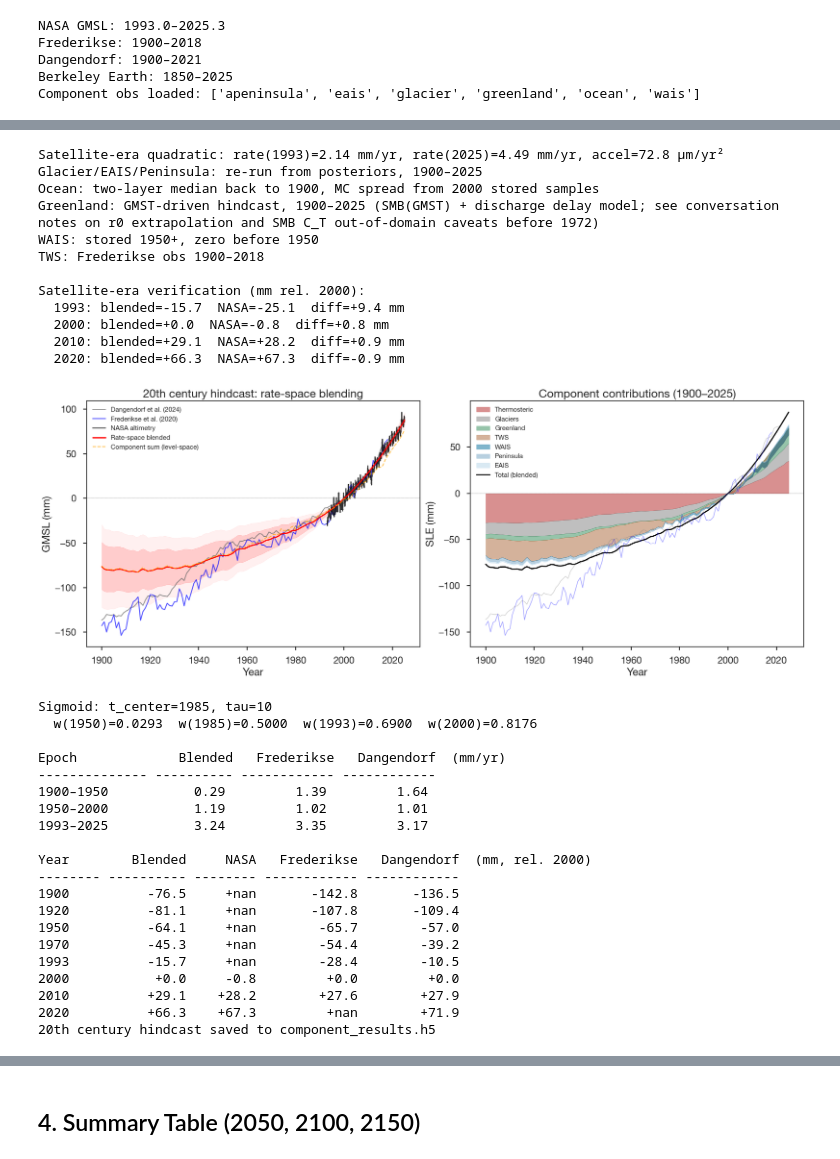
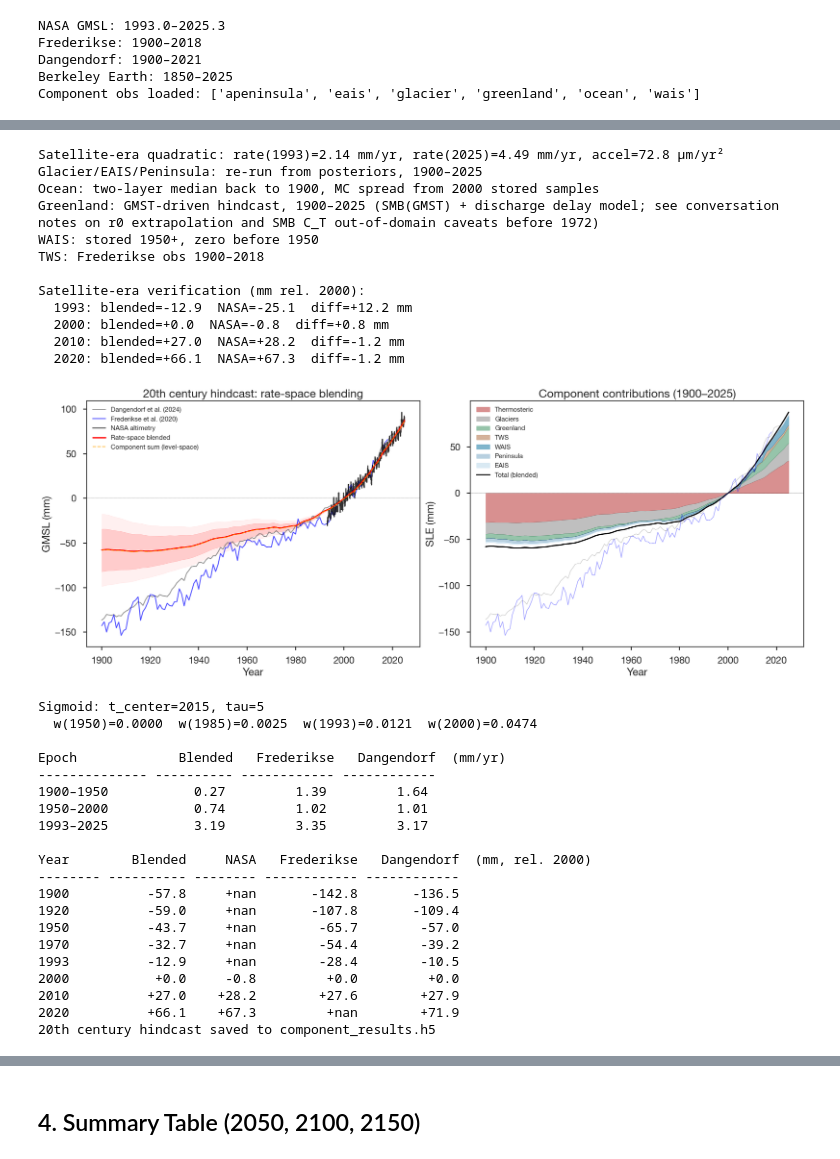
Before and after one commit to bminchew/GMSLR_forecast_v1, a Jupyter notebook: slr_forecast/notebooks/component_summation.ipynb, the cells around one changed output, grey strips where cells are left out. Saved outputs shown, nothing was run; the diff lists cells and outputs as text; code cells hidden in the pictures.

```diff
--- a/slr_forecast/notebooks/component_summation.ipynb
+++ b/slr_forecast/notebooks/component_summation.ipynb
@@ -803,8 +820,17 @@ from bayesian_models import solve_twolayer_ode
 
 HIND20_START    = 1900
 HIND20_END      = 2025
-T_CENTER_HIND   = 1985.0    # transition center
-TAU_BLEND_HIND  = 10.0      # sigmoid width (years)
+# Blend center/width: the mirror of the forecast blend reflected about
+# the forecast origin t_0 = 2025.  The forecast uses
+# w = 1 - logistic((t - 2035)/5), so w(2025) = 0.88; this choice gives
+# w(2025) = 0.881, making the hindcast differ from the forecast only in
+# the GMST trend used to drive it.  It also leaves the observational
+# weight at 0.047 by 2000 and 0.012 by 1993, so the reconstruction era
+# tests the component models rather than restating the altimetry
+# quadratic (at the previous 1985/10 setting those weights were 0.82
+# and 0.69).
+T_CENTER_HIND   = 2015.0    # transition center
+TAU_BLEND_HIND  = 5.0       # sigmoid width (years)
 
 hind20_years = np.arange(HIND20_START, HIND20_END + 1, dtype=float)
 n20 = len(hind20_years)
@@ -917,19 +943,31 @@ for k in range(w_samp_.shape[0]):
 print(f'WAIS: stored 1950+, zero before 1950')
 
 # ── 6. TWS: Frederikse obs (1900–2018) ──
+# fred_tws_rb is rebased to TWS_START_YEAR (2003) in the budget-closure
+# cell above; TWS is zero before then. See the note there.
+_grace_era20 = hind20_years >= TWS_START_YEAR
 rng_tws20 = np.random.default_rng(SEED + 5)
 tws_samp_20 = np.zeros((N_MC, n20))
 for k in range(N_MC):
     tws_draw = fred_tws_rb + rng_tws20.normal(0, fred_tws_sig)
-    tws_samp_20[k] = np.interp(hind20_years, fred_year, tws_draw)
-tws_med_20 = np.interp(hind20_years, fred_year, fred_tws_rb)
+    tws_samp_20[k, _grace_era20] = np.interp(
+        hind20_years[_grace_era20], fred_year, tws_draw)
+tws_med_20 = np.zeros(n20)
+tws_med_20[_grace_era20] = np.interp(
+    hind20_years[_grace_era20], fred_year, fred_tws_rb)
 print(f'TWS: Frederikse obs {fred_year[0]:.0f}\u2013{fred_year[-1]:.0f}')
 
 # ── 7. Sum components → total level samples ──
-# TWS: sign-flipped (Frederikse tws column is land-storage
-# convention, negate for SLR contribution).
-tws_samp_slr = -tws_samp_20.copy()
-tws_med_slr = -tws_med_20.copy()
+# TWS: the Frederikse tws column is already the SLR contribution
+# (positive = water in the ocean), so no sign flip.  Verified three
+# ways: the column falls 17.1 mm over the 1950-1990 dam era
+# (impoundment lowers sea level), its 1993-2018 trend is
+# +0.31 mm/yr (groundwater depletion, matching the literature),
+# and the satellite-era budget closes only with this sign
+# (3.34 vs NASA 3.29 mm/yr).  This matches cell 10 above, which
+# sums tws_samples un-negated.
+tws_samp_slr = tws_samp_20.copy()
+tws_med_slr = tws_med_20.copy()
 
 nmc = min(n_oc, gl_h20['samples'].shape[0], gr_samp_20.shape[0],
           wais_samp_20.shape[0], tws_samp_slr.shape[0])
@@ -1094,56 +1132,56 @@ for yr in [1900, 1920, 1950, 1970, 1993, 2000, 2010, 2020]:
              if yr <= fred_year[-1] else np.nan)
     dg_mm = (np.interp(yr, dang_time, dang_gmsl_rb) * M_TO_MM
              if yr <= dang_time[-1] else np.nan)
     print(f'{yr:<8} {bl_mm:>+10.1f} {na_mm:>+8.1f} '
           f'{fr_mm:>+12.1f} {dg_mm:>+12.1f}')
 
 # ── Save 20th century hindcast to HDF5 ──
 with h5py.File(H5_PATH, 'a') as _hf:
     if 'hindcast_20c' in _hf:
         del _hf['hindcast_20c']
     _hg = _hf.create_group('hindcast_20c')
     _hg.create_dataset('years', data=hind20_years)
     _hg.create_dataset('blended_med', data=bl_med)
     _hg.create_dataset('blended_p5', data=bl_p5)
     _hg.create_dataset('blended_p17', data=bl_p17)
     _hg.create_dataset('blended_p83', data=bl_p83)
     _hg.create_dataset('blended_p95', data=bl_p95)
     _hg.attrs['t_center'] = T_CENTER_HIND
     _hg.attrs['tau_blend'] = TAU_BLEND_HIND
 print('20th century hindcast saved to component_results.h5')
 # %% [output]
 Satellite-era quadratic: rate(1993)=2.14 mm/yr, rate(2025)=4.49 mm/yr, accel=72.8 µm/yr²
 Glacier/EAIS/Peninsula: re-run from posteriors, 1900–2025
 Ocean: two-layer median back to 1900, MC spread from 2000 stored samples
 Greenland: GMST-driven hindcast, 1900–2025 (SMB(GMST) + discharge delay model; see conversation notes on r0 extrapolation and SMB C_T out-of-domain caveats before 1972)
 WAIS: stored 1950+, zero before 1950
 TWS: Frederikse obs 1900–2018
 
 Satellite-era verification (mm rel. 2000):
-  1993: blended=-15.7  NASA=-25.1  diff=+9.4 mm
+  1993: blended=-12.9  NASA=-25.1  diff=+12.2 mm
   2000: blended=+0.0  NASA=-0.8  diff=+0.8 mm
-  2010: blended=+29.1  NASA=+28.2  diff=+0.9 mm
-  2020: blended=+66.3  NASA=+67.3  diff=-0.9 mm
+  2010: blended=+27.0  NASA=+28.2  diff=-1.2 mm
+  2020: blended=+66.1  NASA=+67.3  diff=-1.2 mm
-[figure, old version]
+[figure, new version]
-Sigmoid: t_center=1985, tau=10
-  w(1950)=0.0293  w(1985)=0.5000  w(1993)=0.6900  w(2000)=0.8176
+Sigmoid: t_center=2015, tau=5
+  w(1950)=0.0000  w(1985)=0.0025  w(1993)=0.0121  w(2000)=0.0474
 
 Epoch             Blended   Frederikse   Dangendorf  (mm/yr)
 -------------- ---------- ------------ ------------
-1900–1950           0.29         1.39         1.64
-1950–2000           1.19         1.02         1.01
-1993–2025           3.24         3.35         3.17
+1900–1950           0.27         1.39         1.64
+1950–2000           0.74         1.02         1.01
+1993–2025           3.19         3.35         3.17
 
 Year        Blended     NASA   Frederikse   Dangendorf  (mm, rel. 2000)
 -------- ---------- -------- ------------ ------------
-1900          -76.5     +nan       -142.8       -136.5
-1920          -81.1     +nan       -107.8       -109.4
-1950          -64.1     +nan        -65.7        -57.0
-1970          -45.3     +nan        -54.4        -39.2
-1993          -15.7     +nan        -28.4        -10.5
+1900          -57.8     +nan       -142.8       -136.5
+1920          -59.0     +nan       -107.8       -109.4
+1950          -43.7     +nan        -65.7        -57.0
+1970          -32.7     +nan        -54.4        -39.2
+1993          -12.9     +nan        -28.4        -10.5
 2000           +0.0     -0.8         +0.0         +0.0
-2010          +29.1    +28.2        +27.6        +27.9
-2020          +66.3    +67.3         +nan        +71.9
+2010          +27.0    +28.2        +27.6        +27.9
+2020          +66.1    +67.3         +nan        +71.9
 20th century hindcast saved to component_results.h5
 # %%
 # ── Per-component breakdown vs Frederikse (2020), 1900-1950 shortfall diagnostic ──
```
Also changed, not shown: parts of 5 cells of this notebook, 26 other files.
